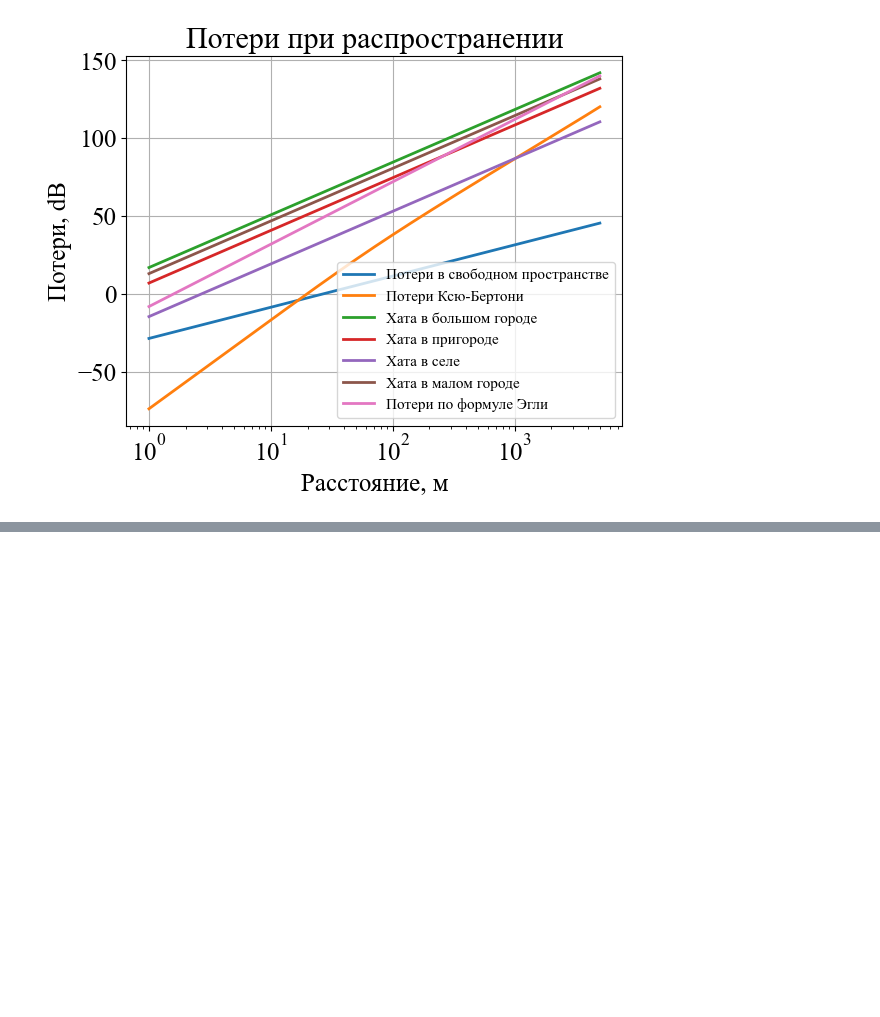
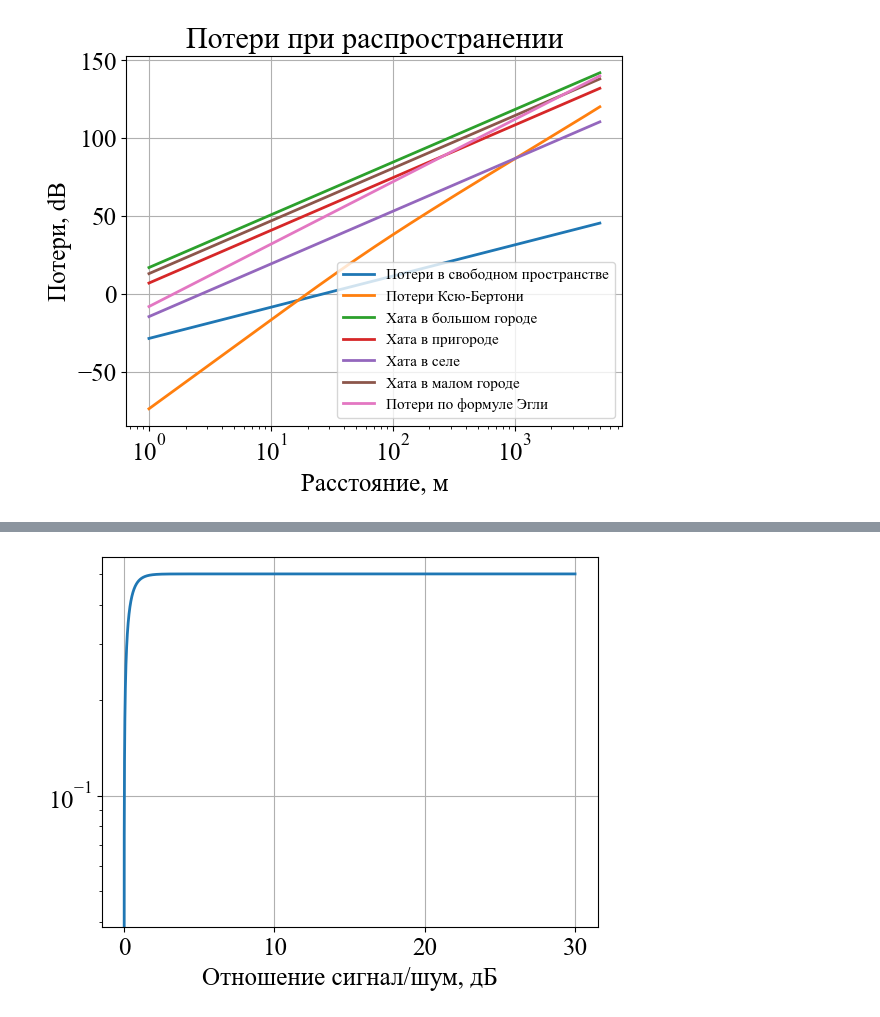
Before and after one commit to liveinscarlet/Study, a Jupyter notebook: Шапошникова/Propogation_losses/Propogation losses.ipynb, the cells around one changed output, grey strips where cells are left out. Cells and saved outputs as stored; diff of their text form; code cells hidden in the pictures; blank space fills up the shorter version.

```diff
--- a/Шапошникова/Propogation_losses/Propogation losses.ipynb
+++ b/Шапошникова/Propogation_losses/Propogation losses.ipynb
@@ -139,0 +161,11 @@ plt.legend(fontsize=11, loc='lower right')
+# %%
+# BER, Eb/N0 и т.п.
+Eb_N0 = np.linspace(0, 30, 10000)
+BER_BPSK = scs.erf(np.sqrt(2 * Eb_N0)) / 2
+
+plt.plot(Eb_N0, BER_BPSK)
+plt.semilogy()
+plt.xlabel('Отношение сигнал/шум, дБ')
+plt.grid(True)
+# %% [output]
+[figure, added]
```
Also changed, not shown: parts of 2 cells of this notebook.
